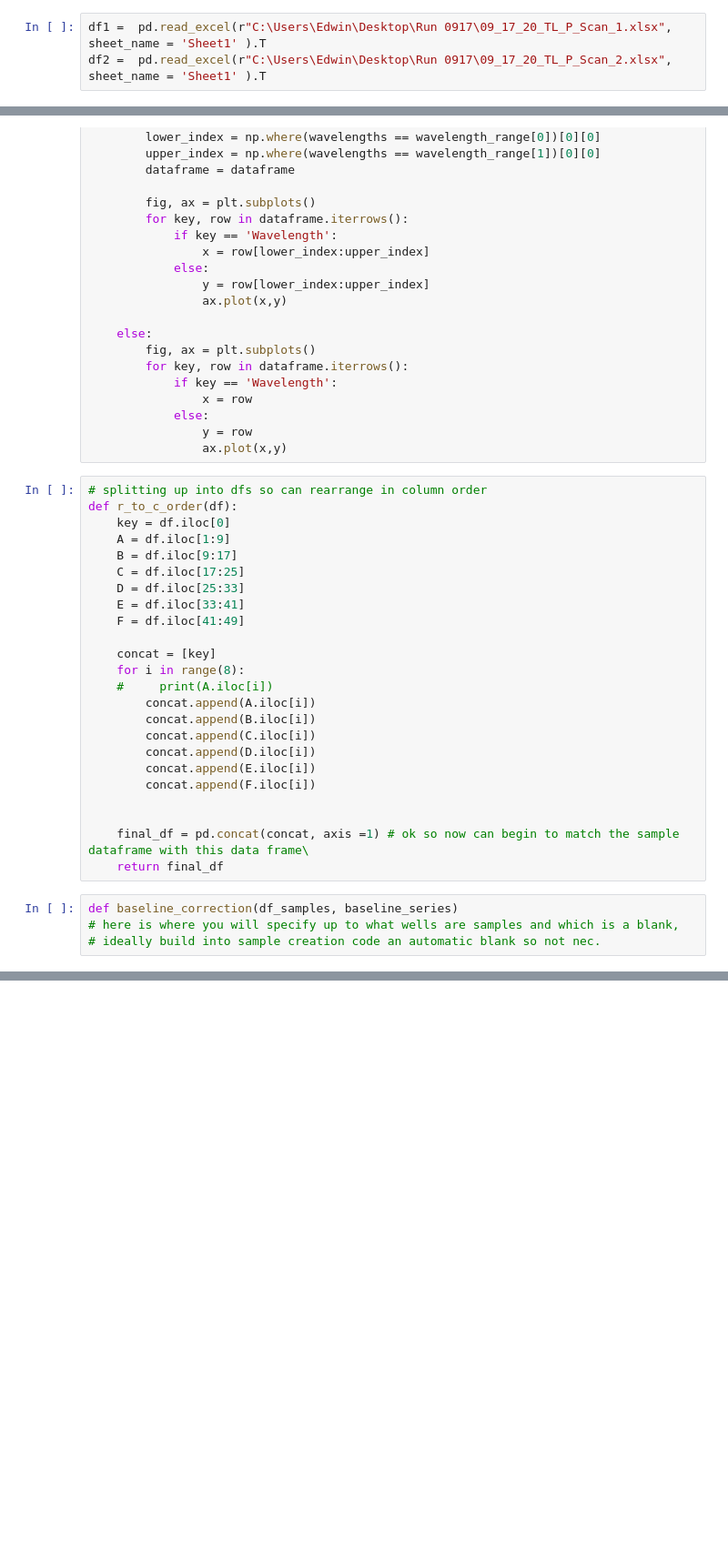
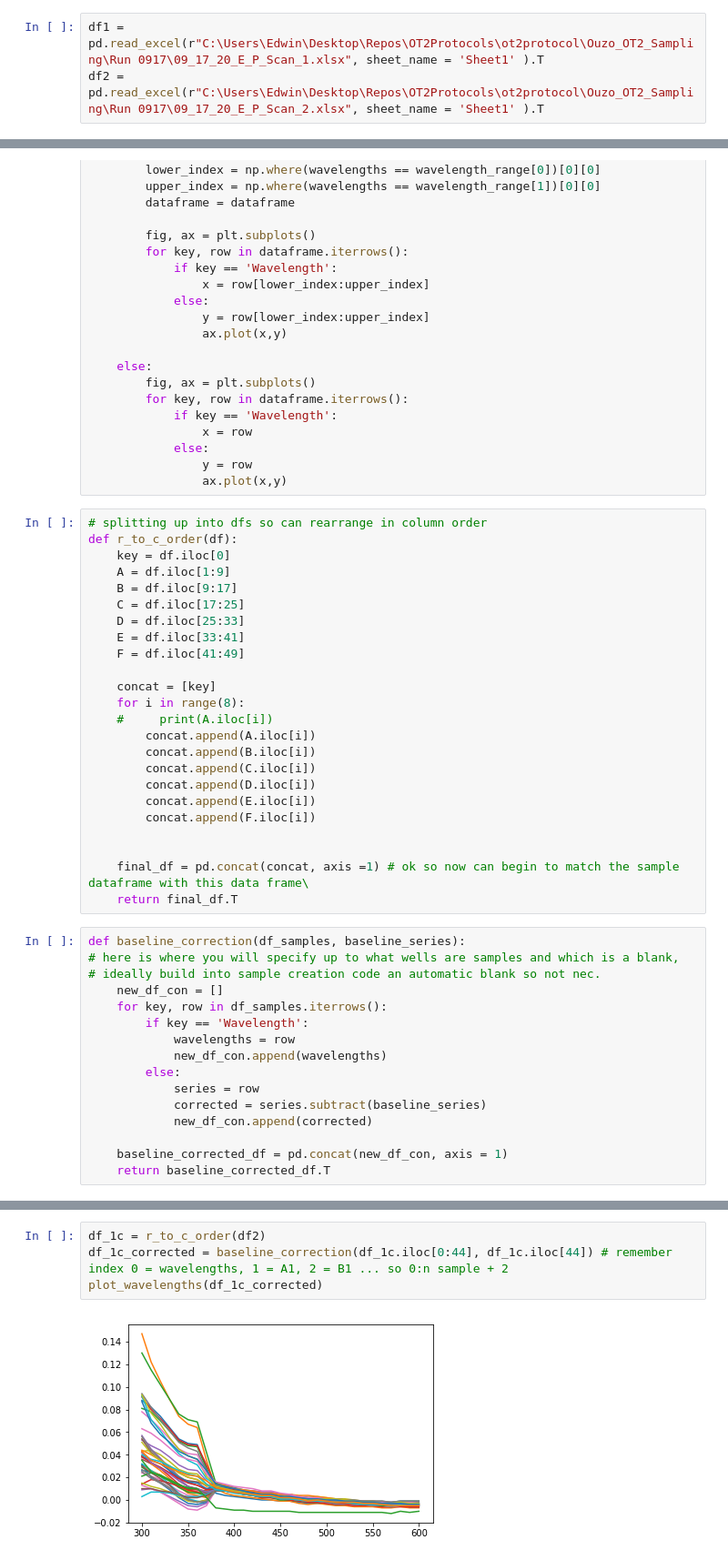
Before and after one commit to pozzo-research-group/OT2Protocols, a Jupyter notebook: ot2protocol/Ouzo_OT2_Sampling/Plate Reader Extract.ipynb, the cells around one changed output, grey strips where cells are left out. Shown: that part at 91% size. Cells and saved outputs as stored; diff of their text form; blank space fills up the shorter version.

```diff
--- a/ot2protocol/Ouzo_OT2_Sampling/Plate Reader Extract.ipynb
+++ b/ot2protocol/Ouzo_OT2_Sampling/Plate Reader Extract.ipynb
@@ -3,8 +3,8 @@ import numpy as np
 import pandas as pd
 import matplotlib.pyplot as plt
 # %%
-df1 =  pd.read_excel(r"C:\Users\Edwin\Desktop\Run 0917\09_17_20_TL_P_Scan_1.xlsx", sheet_name = 'Sheet1' ).T
-df2 =  pd.read_excel(r"C:\Users\Edwin\Desktop\Run 0917\09_17_20_TL_P_Scan_2.xlsx", sheet_name = 'Sheet1' ).T
+df1 =  pd.read_excel(r"C:\Users\Edwin\Desktop\Repos\OT2Protocols\ot2protocol\Ouzo_OT2_Sampling\Run 0917\09_17_20_E_P_Scan_1.xlsx", sheet_name = 'Sheet1' ).T
+df2 =  pd.read_excel(r"C:\Users\Edwin\Desktop\Repos\OT2Protocols\ot2protocol\Ouzo_OT2_Sampling\Run 0917\09_17_20_E_P_Scan_2.xlsx", sheet_name = 'Sheet1' ).T
 # %%
 # first lets convert the the typical convention of OT2 which is creating column to column
 # since the plate reader was originalyl set to read row to row
@@ -56,8 +56,20 @@ def r_to_c_order(df):
 
 
     final_df = pd.concat(concat, axis =1) # ok so now can begin to match the sample dataframe with this data frame\
-    return final_df
+    return final_df.T
 # %%
-def baseline_correction(df_samples, baseline_series)
+def baseline_correction(df_samples, baseline_series):
 # here is where you will specify up to what wells are samples and which is a blank,
 # ideally build into sample creation code an automatic blank so not nec.
+    new_df_con = []
+    for key, row in df_samples.iterrows():
+        if key == 'Wavelength':
+            wavelengths = row
+            new_df_con.append(wavelengths)
+        else:
+            series = row
+            corrected = series.subtract(baseline_series)
+            new_df_con.append(corrected)
+
+    baseline_corrected_df = pd.concat(new_df_con, axis = 1)
+    return baseline_corrected_df.T
@@ -68,0 +76,6 @@ plot_wavelengths(df_1c[0:7])
+# %%
+df_1c = r_to_c_order(df2)
+df_1c_corrected = baseline_correction(df_1c.iloc[0:44], df_1c.iloc[44]) # remember index 0 = wavelengths, 1 = A1, 2 = B1 ... so 0:n sample + 2
+plot_wavelengths(df_1c_corrected)
+# %% [output]
+[figure, added]
```
Also changed, not shown: parts of 3 cells of this notebook, 2 other files.
